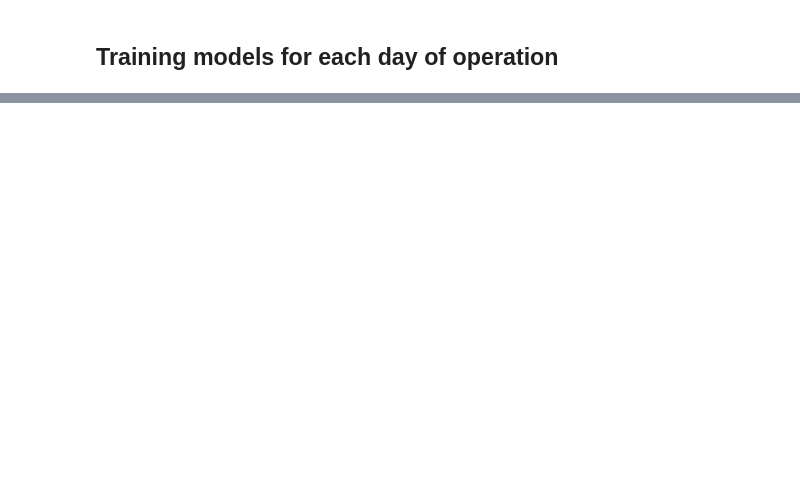
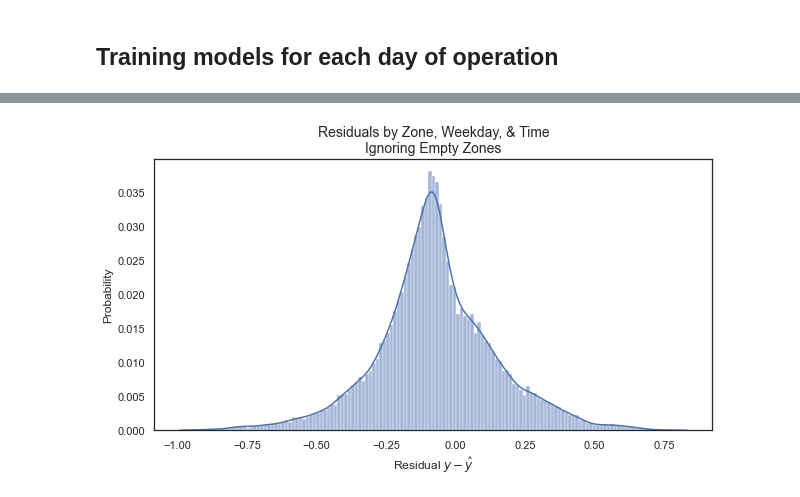
Before and after one commit to UrbanOS-Examples/PredictiveParking, a Jupyter notebook: notebooks/01. Evaluating the Performance of Parking Availability Models.ipynb, the cells around one changed output, grey strips where cells are left out. Cells and saved outputs as stored; diff of their text form; code cells hidden in the pictures; blank space fills up the shorter version.

```diff
--- a/notebooks/01. Evaluating the Performance of Parking Availability Models.ipynb
+++ b/notebooks/01. Evaluating the Performance of Parking Availability Models.ipynb
@@ -433,0 +376,15 @@ Length: 343, dtype: float64
+# %%
+test_residuals = test_actual - test_results[test_actual.index]
+
+fig, ax = plt.subplots(1, 1, figsize=(10, 5))
+sns.histplot(
+    test_residuals[test_actual != 1],
+    stat='probability',
+    kde=True,
+    ax=ax
+)
+
+ax.set_title('Residuals by Zone, Weekday, & Time\nIgnoring Empty Zones', fontdict={'size': 14});
+ax.set_xlabel('Residual $y - \hat{y}$');
+# %% [output]
+[figure, added]
```
Also changed, not shown: parts of 32 cells of this notebook, 2 other files.
